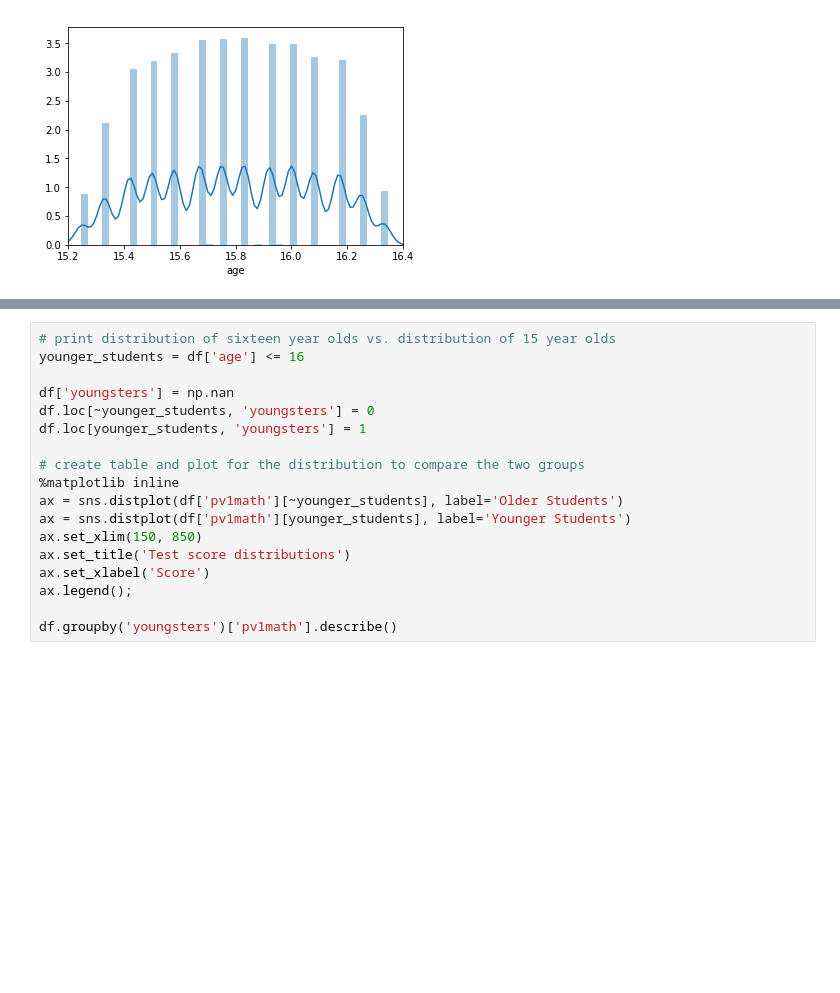
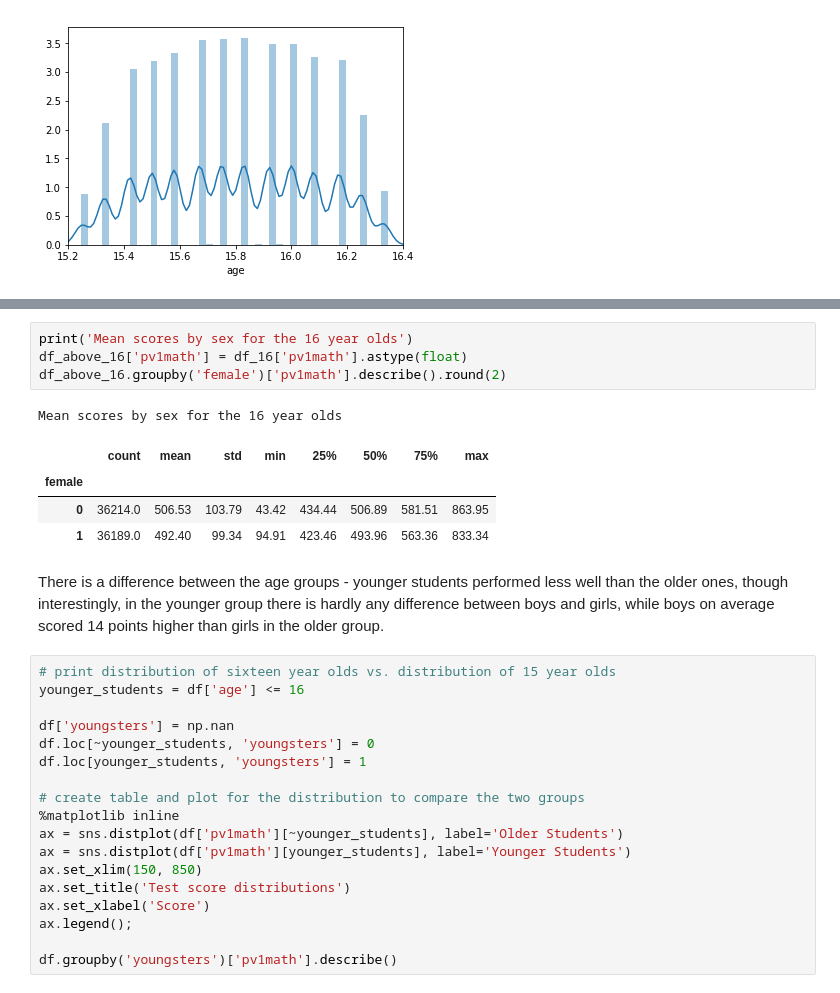
Before and after one commit to MVBrinker/student-project-ELJust, a Jupyter notebook: Woessmann_School_System.ipynb, the cells around one changed output, grey strips where cells are left out. Cells and saved outputs as stored; diff of their text form; blank space fills up the shorter version.

```diff
--- a/Woessmann_School_System.ipynb
+++ b/Woessmann_School_System.ipynb
@@ -530,3 +528,15 @@ ValueError: arrays must all be same length
+# %%
+print('Mean scores by sex for the 16 year olds')
+df_above_16['pv1math'] = df_16['pv1math'].astype(float)
+df_above_16.groupby('female')['pv1math'].describe().round(2)
+# %% [output]
+Mean scores by sex for the 16 year olds
+|  | count | mean | std | min | 25% | 50% | 75% | max |
+| female |  |  |  |  |  |  |  |  |
+| 0 | 36214.0 | 506.53 | 103.79 | 43.42 | 434.44 | 506.89 | 581.51 | 863.95 |
+| 1 | 36189.0 | 492.40 | 99.34 | 94.91 | 423.46 | 493.96 | 563.36 | 833.34 |
+# %% [markdown]
+There is a difference between the age groups - younger students performed less well than the older ones, though interestingly, in the younger group there is hardly any difference between boys and girls, while boys on average scored 14 points higher than girls in the older group.
 # %%
 # print distribution of sixteen year olds vs. distribution of 15 year olds
 younger_students = df['age'] <= 16
```
Also changed, not shown: parts of 16 cells of this notebook.
